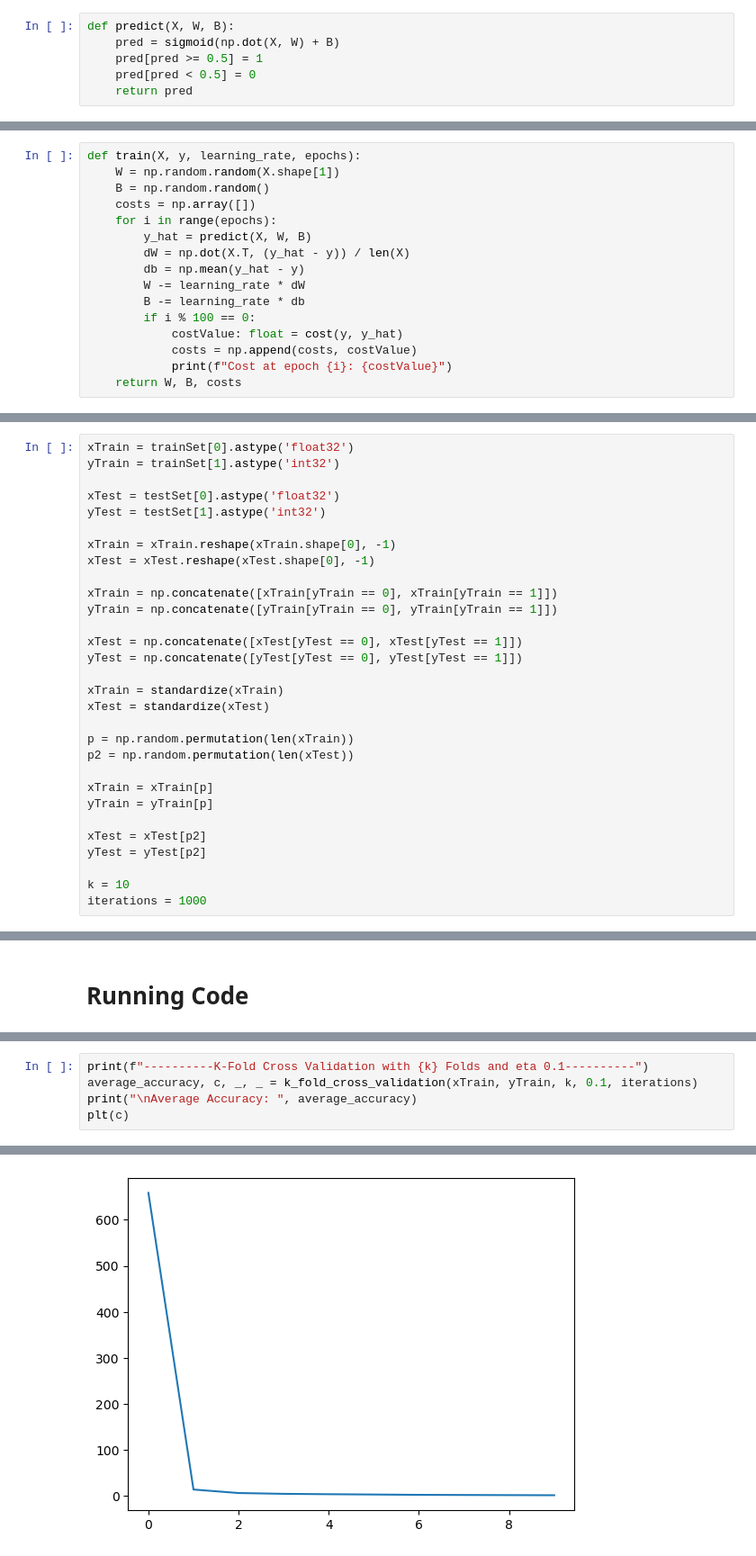
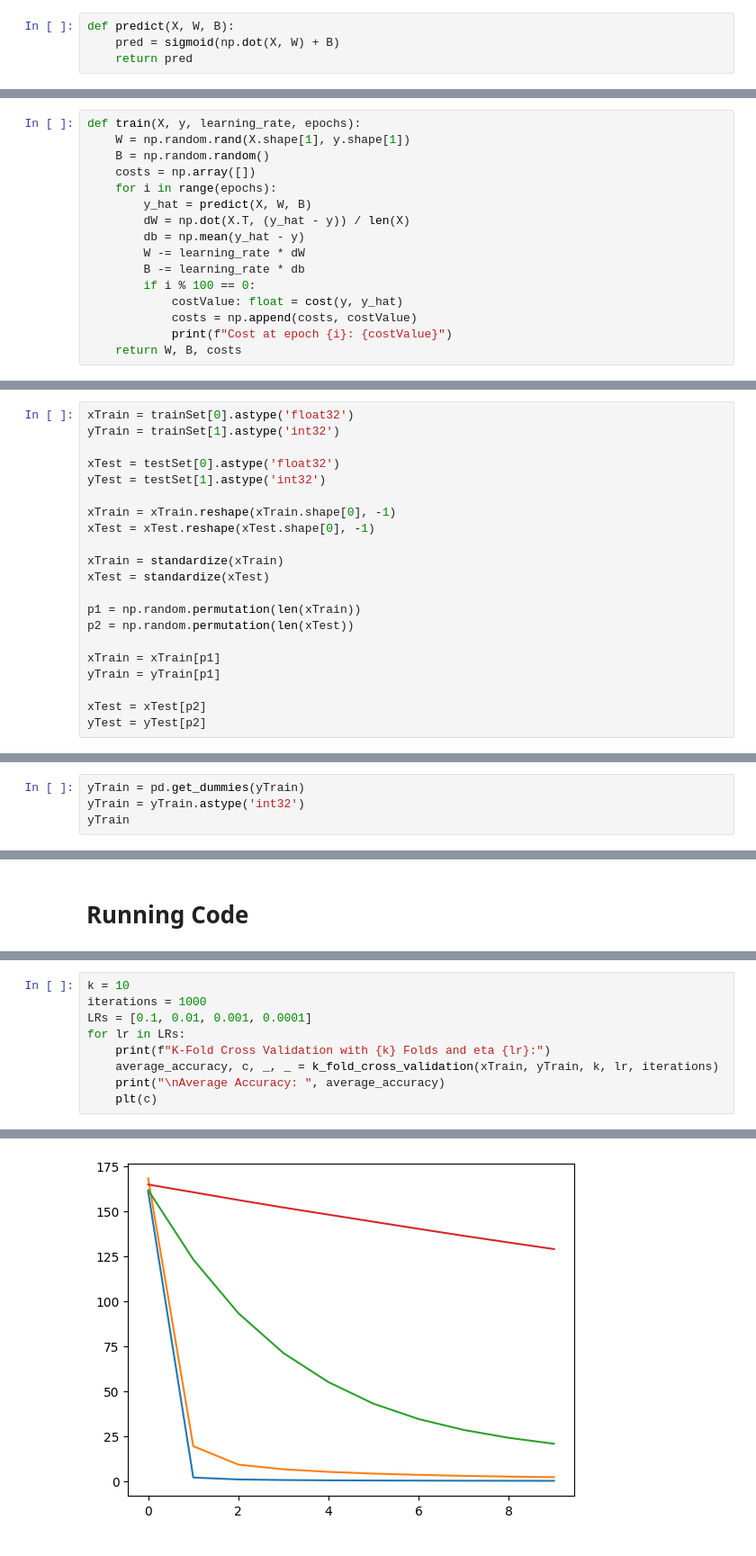
Before and after one commit to MH0386/logistic_regression, a Jupyter notebook: logistic_regression.ipynb, the cells around one changed output, grey strips where cells are left out. Shown at 90% size. Saved outputs shown, nothing was run; the diff lists cells and outputs as text.

```diff
--- a/logistic_regression.ipynb
+++ b/logistic_regression.ipynb
@@ -20,8 +21,6 @@ def sigmoid(z):
 # %%
 def predict(X, W, B):
     pred = sigmoid(np.dot(X, W) + B)
-    pred[pred >= 0.5] = 1
-    pred[pred < 0.5] = 0
     return pred
 # %% [markdown]
 # Cost Function
@@ -32,7 +31,7 @@ def cost(y, y_hat):
 # Train
 # %%
 def train(X, y, learning_rate, epochs):
-    W = np.random.random(X.shape[1])
+    W = np.random.rand(X.shape[1], y.shape[1])
     B = np.random.random()
     costs = np.array([])
     for i in range(epochs):
@@ -167,23 +166,14 @@ yTest = testSet[1].astype('int32')
 xTrain = xTrain.reshape(xTrain.shape[0], -1)
 xTest = xTest.reshape(xTest.shape[0], -1)
 
-xTrain = np.concatenate([xTrain[yTrain == 0], xTrain[yTrain == 1]])
-yTrain = np.concatenate([yTrain[yTrain == 0], yTrain[yTrain == 1]])
-
-xTest = np.concatenate([xTest[yTest == 0], xTest[yTest == 1]])
-yTest = np.concatenate([yTest[yTest == 0], yTest[yTest == 1]])
-
 xTrain = standardize(xTrain)
 xTest = standardize(xTest)
 
-p = np.random.permutation(len(xTrain))
+p1 = np.random.permutation(len(xTrain))
 p2 = np.random.permutation(len(xTest))
 
-xTrain = xTrain[p]
-yTrain = yTrain[p]
+xTrain = xTrain[p1]
+yTrain = yTrain[p1]
 
 xTest = xTest[p2]
 yTest = yTest[p2]
-
-k = 10
-iterations = 1000
@@ -189,0 +200,4 @@ iterations = 1000
+# %%
+yTrain = pd.get_dummies(yTrain)
+yTrain = yTrain.astype('int32')
+yTrain
@@ -215,6 +241,10 @@ def k_fold_cross_validation(X, y, K, lr, epochs):
 # %%
-print(f"----------K-Fold Cross Validation with {k} Folds and eta 0.1----------")
-average_accuracy, c, _, _ = k_fold_cross_validation(xTrain, yTrain, k, 0.1, iterations)
-print("\nAverage Accuracy: ", average_accuracy)
-plt(c)
+k = 10
+iterations = 1000
+LRs = [0.1, 0.01, 0.001, 0.0001]
+for lr in LRs:
+    print(f"K-Fold Cross Validation with {k} Folds and eta {lr}:")
+    average_accuracy, c, _, _ = k_fold_cross_validation(xTrain, yTrain, k, lr, iterations)
+    print("\nAverage Accuracy: ", average_accuracy)
+    plt(c)
 # %% [output]
@@ -239 +268 @@ Average Accuracy:  0.9962875197472355
-[figure, old version]
+[figure, new version]
```
Also changed, not shown: parts of 13 cells of this notebook.
